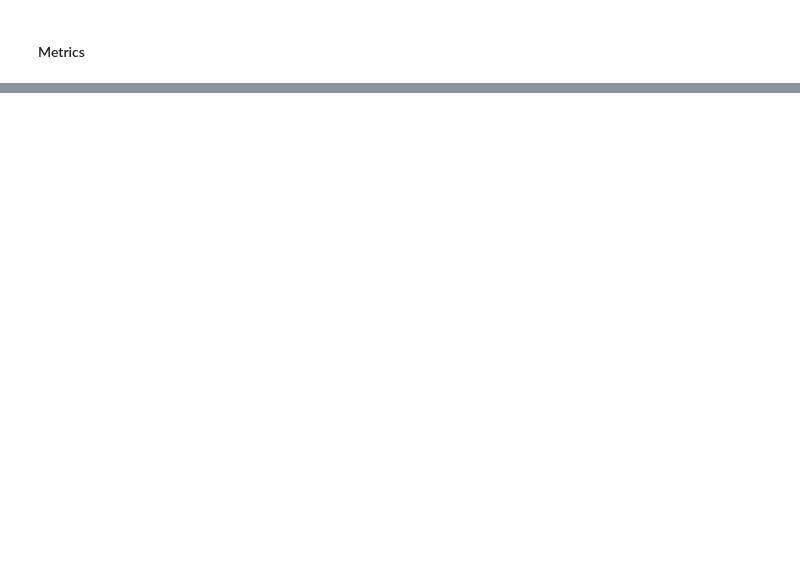
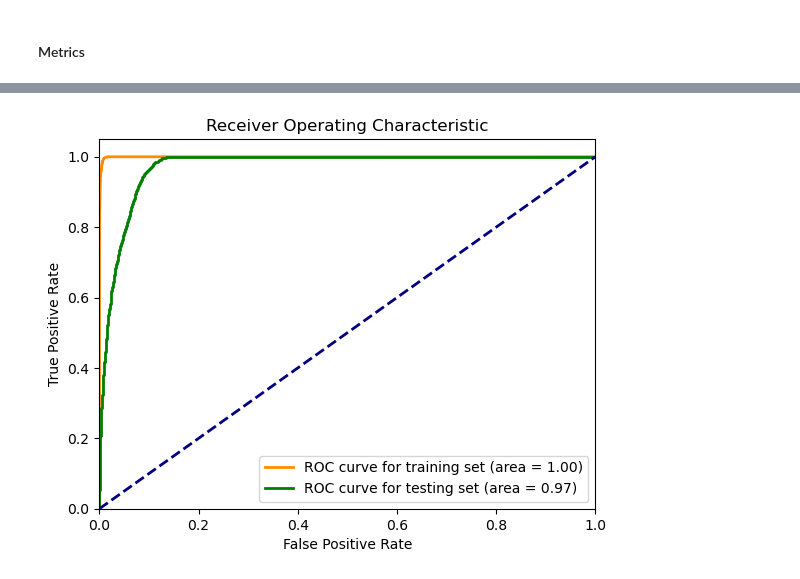
Before and after one commit to caitlon/machine-learning-projects, a Jupyter notebook: AirPump failures : binary classification/XGBoost.ipynb, the cells around one changed output, grey strips where cells are left out. Cells and saved outputs as stored; diff of their text form; code cells hidden in the pictures; blank space fills up the shorter version.

```diff
--- a/AirPump failures : binary classification/XGBoost.ipynb
+++ b/AirPump failures : binary classification/XGBoost.ipynb
@@ -79,0 +132,18 @@ weighted avg       0.94      0.89      0.90      8070
+# %%
+start = time.time()
+
+ratio = float(np.sum(y_train == 0)) / np.sum(y_train == 1)
+xgb_clf = XGBClassifier(objective='binary:logistic',
+                        learning_rate=0.01,
+                        max_depth=10,
+                        subsample=0.5,
+                        colsample_bytree=0.7,
+                        n_estimators=200,
+                        reg_lambda=1.1,
+                        min_child_weight=1,
+                        scale_pos_weight = ratio)
+
+xgb_clf.fit(x_train_resampled, y_train_resampled)
+
+time_in_minutes = round((time.time() - start) / 60, 1)
+print('All done. This operation took', time_in_minutes, 'minutes.')
@@ -149,7 +259,7 @@ grid_count_gxb_clf = ParameterGrid(param_grid_xgb_clf)
 print('Total combinations of parameters: ', len(grid_count_gxb_clf))
 
 grid_search_xgb_clf = GridSearchCV(estimator=xgb_clf, param_grid=param_grid_xgb_clf, cv=5, scoring='f1', n_jobs=-1)
-grid_search_xgb_clf.fit(x_train, y_train)
+grid_search_xgb_clf.fit(x_train_resampled, y_train_resampled)
 
 time_in_minutes = round((time.time() - start) / 60, 1)
 print('All done. This operation took', time_in_minutes, 'minutes.')
@@ -190,0 +306,26 @@ weighted avg       0.94      0.92      0.93      8070
+# %%
+y_pred_prob_train = grid_search_xgb_clf.predict_proba(x_train_resampled)[:, 1]
+y_pred_prob_test = grid_search_xgb_clf.predict_proba(x_test)[:, 1]
+
+# Calculation of ROC curve for training and test datasets
+fpr_train, tpr_train, _ = roc_curve(y_train_resampled, y_pred_prob_train)
+fpr_test, tpr_test, _ = roc_curve(y_test, y_pred_prob_test)
+
+# Calculation of AUC for training and test datasets
+roc_auc_train = auc(fpr_train, tpr_train)
+roc_auc_test = auc(fpr_test, tpr_test)
+# %%
+plt.figure()
+lw = 2
+plt.plot(fpr_train, tpr_train, color='darkorange', lw=lw, label='ROC curve for training set (area = %0.2f)' % roc_auc_train)
+plt.plot(fpr_test, tpr_test, color='green', lw=lw, label='ROC curve for testing set (area = %0.2f)' % roc_auc_test)
+plt.plot([0, 1], [0, 1], color='navy', lw=lw, linestyle='--')
+plt.xlim([0.0, 1.0])
+plt.ylim([0.0, 1.05])
+plt.xlabel('False Positive Rate')
+plt.ylabel('True Positive Rate')
+plt.title('Receiver Operating Characteristic')
+plt.legend(loc="lower right")
+plt.show()
+# %% [output]
+[figure, added]
```
Also changed, not shown: parts of 24 cells of this notebook.
